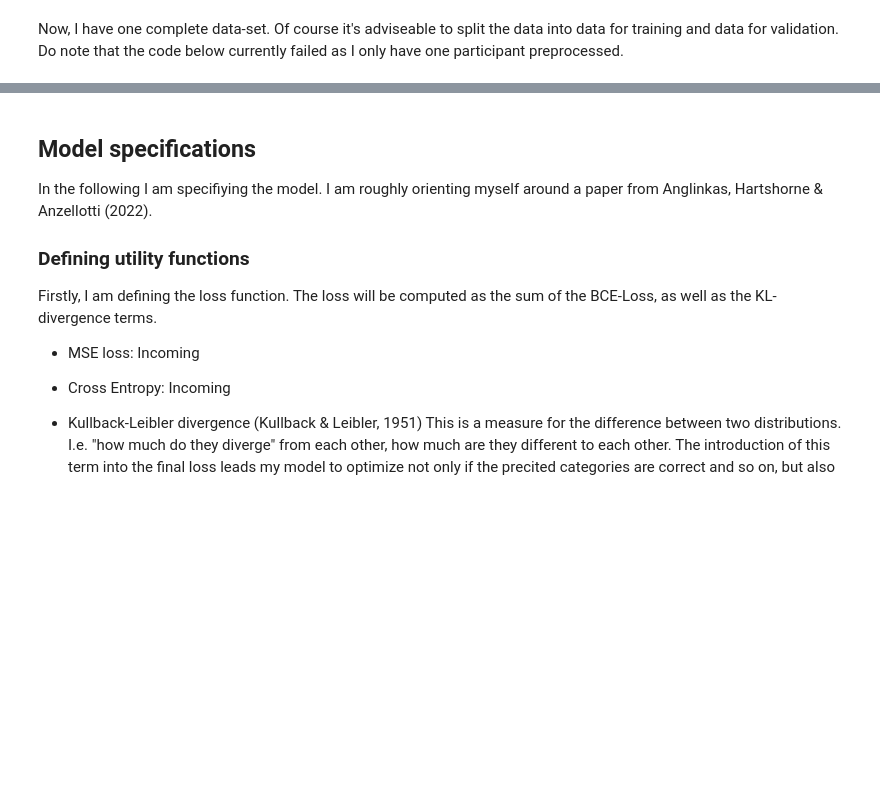
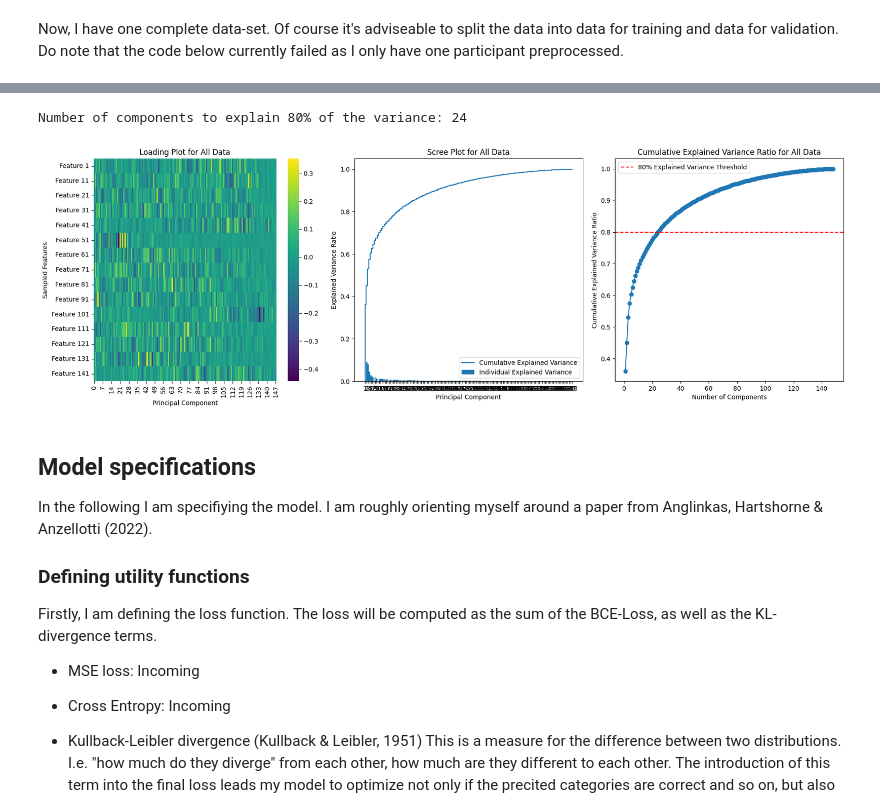
Before and after one commit to tchaase/cVAE_autism, a Jupyter notebook: code/cVAE_autism.ipynb, the cells around one changed output, grey strips where cells are left out. Drawn from its saved outputs; the diff is of its cells as text; code cells hidden in the pictures; blank space fills up the shorter version.

```diff
--- a/code/cVAE_autism.ipynb
+++ b/code/cVAE_autism.ipynb
@@ -637,3 +1038,69 @@ ValueError: ignored
+# %%
+import numpy as np
+import matplotlib.pyplot as plt
+import seaborn as sns
+from sklearn.decomposition import PCA
+
+# Extract "data" arrays from dictionaries
+autism_data_arrays = [entry["data"] for entry in data_info_dict_autism.values()]
+no_autism_data_arrays = [entry["data"] for entry in data_info_dict_no_autism.values()]
+
+# Convert arrays into matrices for both groups
+autism_data_matrix = np.vstack(autism_data_arrays)
+no_autism_data_matrix = np.vstack(no_autism_data_arrays)
+
+# Concatenate data matrices for both groups
+all_data_matrix = np.vstack((autism_data_matrix, no_autism_data_matrix))
+
+# Create PCA instance for the whole dataset
+pca_all = PCA()
+pca_all.fit(all_data_matrix)
+
+# Calculate cumulative explained variance ratio
+cumulative_explained_variance_all = np.cumsum(pca_all.explained_variance_ratio_)
+
+# Find the number of components to explain 80% of the variance
+num_components_80_percent_all = np.argmax(cumulative_explained_variance_all >= 0.80) + 1
+
+print(f"Number of components to explain 80% of the variance: {num_components_80_percent_all}")
+
+# Sample a subset of features for loading plots (e.g., every 10th feature)
+sampled_features_indices = np.arange(0, all_data_matrix.shape[1], step=10)
+
+# Create subplots for loading plots and scree plot
+fig, axs = plt.subplots(1, 3, figsize=(18, 6))
+
+# Loading plot for all data
+sns.heatmap(pca_all.components_.T[sampled_features_indices], cmap='viridis', yticklabels=['Feature {}'.format(i+1) for i in sampled_features_indices], ax=axs[0])
+axs[0].set_xlabel('Principal Component')
+axs[0].set_ylabel('Sampled Features')
+axs[0].set_title('Loading Plot for All Data')
+
+# Scree plot
+explained_variance = pca_all.explained_variance_ratio_
+cumulative_explained_variance = np.cumsum(explained_variance)
+axs[1].bar(range(1, len(explained_variance) + 1), explained_variance, align='center', label='Individual Explained Variance')
+axs[1].step(range(1, len(explained_variance) + 1), cumulative_explained_variance, where='mid', label='Cumulative Explained Variance')
+axs[1].set_xlabel('Principal Component')
+axs[1].set_ylabel('Explained Variance Ratio')
+axs[1].set_title('Scree Plot for All Data')
+axs[1].set_xticks(range(1, len(explained_variance) + 1))
+axs[1].legend()
+
+# Cumulative explained variance plot
+axs[2].plot(range(1, len(cumulative_explained_variance_all) + 1), cumulative_explained_variance_all, marker='o')
+axs[2].axhline(y=0.8, color='r', linestyle='--', label='80% Explained Variance Threshold')
+axs[2].set_xlabel('Number of Components')
+axs[2].set_ylabel('Cumulative Explained Variance Ratio')
+axs[2].set_title('Cumulative Explained Variance Ratio for All Data')
+axs[2].legend()
+
+# Adjust layout
+plt.tight_layout()
+plt.show()
+# %% [output]
+Number of components to explain 80% of the variance: 24
+[figure, added]
 # %% [markdown]
 ## Model specifications
 
```
Also changed, not shown: parts of 35 cells of this notebook.
